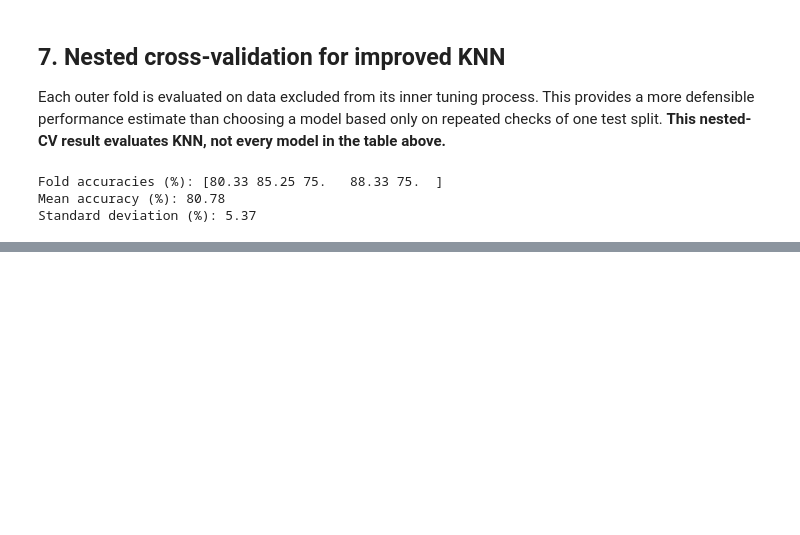
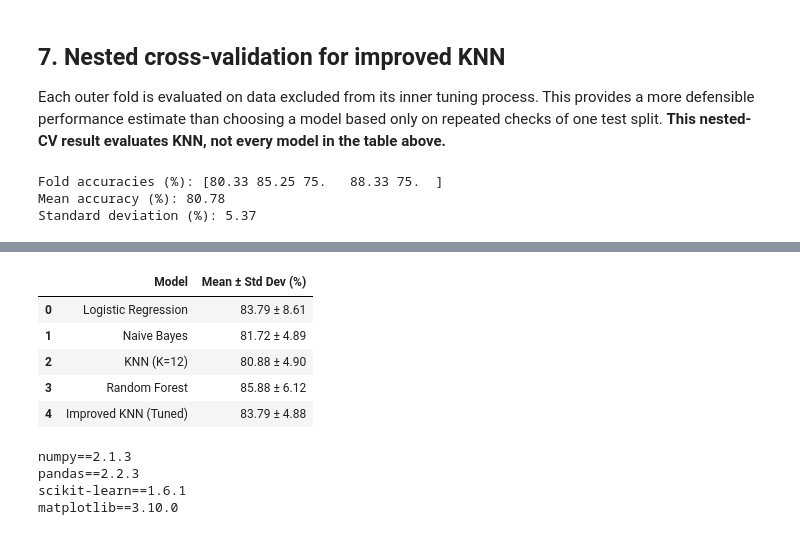
Before and after one commit to sakshi66-707/heart-disease-prediction-ml, a Jupyter notebook: Heart_Disease_Prediction_GitHub.ipynb, the cells around one changed output, grey strips where cells are left out. Drawn from its saved outputs; the diff is of its cells as text; code cells hidden in the pictures; blank space fills up the shorter version.

```diff
--- a/Heart_Disease_Prediction_GitHub.ipynb
+++ b/Heart_Disease_Prediction_GitHub.ipynb
@@ -202,0 +250,66 @@ Standard deviation (%): 5.37
+# %%
+
+from sklearn.model_selection import StratifiedKFold, cross_val_score, GridSearchCV
+from sklearn.base import clone
+import pandas as pd
+
+# Use identical folds for all models
+cv = StratifiedKFold(n_splits=5, shuffle=True, random_state=42)
+
+results = []
+
+# Four baseline models
+for name, model in models.items():
+    scores = cross_val_score(
+        clone(model), X_train, y_train,
+        cv=cv, scoring="accuracy"
+    )
+    results.append({
+        "Model": name,
+        "Mean Accuracy (%)": round(scores.mean() * 100, 2),
+        "Std Dev (pp)": round(scores.std() * 100, 2)
+    })
+
+# Improved KNN: tune only within each training fold
+tuned_knn = GridSearchCV(
+    knn_pipeline,
+    knn_grid,
+    cv=3,
+    scoring="accuracy"
+)
+
+scores = cross_val_score(
+    tuned_knn, X_train, y_train,
+    cv=cv, scoring="accuracy"
+)
+
+results.append({
+    "Model": "Improved KNN (Tuned)",
+    "Mean Accuracy (%)": round(scores.mean() * 100, 2),
+    "Std Dev (pp)": round(scores.std() * 100, 2)
+})
+
+comparison_df = pd.DataFrame(results)
+comparison_df["Mean ± Std Dev (%)"] = comparison_df.apply(
+    lambda row: f"{row['Mean Accuracy (%)']:.2f} ± {row['Std Dev (pp)']:.2f}",
+    axis=1
+)
+
+display(comparison_df[["Model", "Mean ± Std Dev (%)"]])
+# %% [output]
+|  | Model | Mean ± Std Dev (%) |
+| 0 | Logistic Regression | 83.79 ± 8.61 |
+| 1 | Naive Bayes | 81.72 ± 4.89 |
+| 2 | KNN (K=12) | 80.88 ± 4.90 |
+| 3 | Random Forest | 85.88 ± 6.12 |
+| 4 | Improved KNN (Tuned) | 83.79 ± 4.88 |
+# %%
+import importlib.metadata as metadata
+
+for package in ["numpy", "pandas", "scikit-learn", "matplotlib"]:
+    print(f"{package}=={metadata.version(package)}")
+# %% [output]
+numpy==2.1.3
+pandas==2.2.3
+scikit-learn==1.6.1
+matplotlib==3.10.0
```
Also changed, not shown: parts of 7 cells of this notebook.
